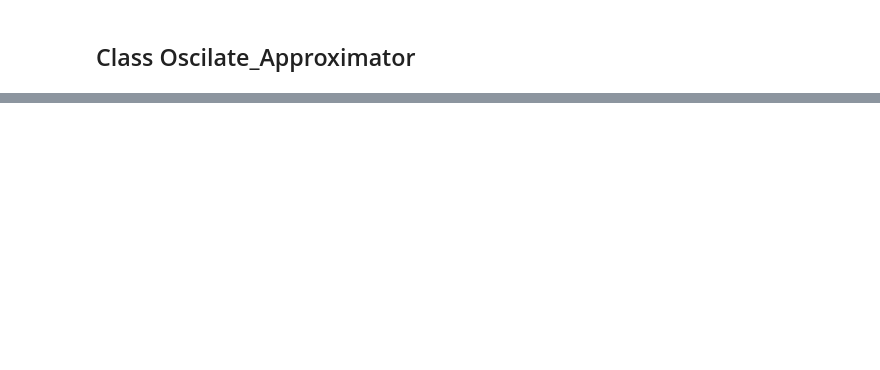
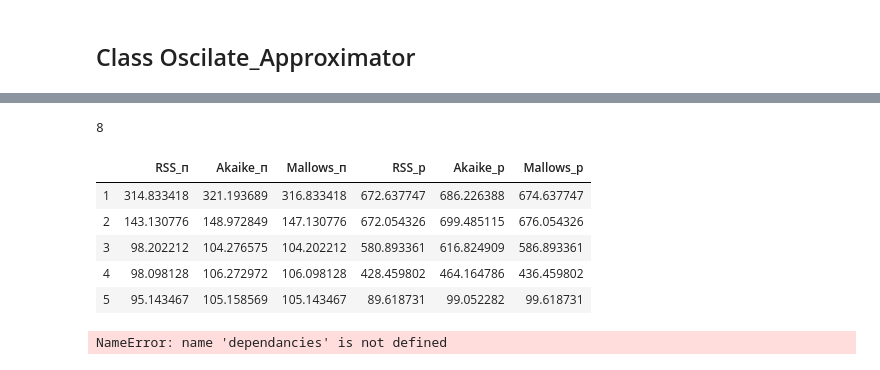
Before and after one commit to minmyk/Heavy_systems, a Jupyter notebook: Heavy_systems_lab2.ipynb, the cells around one changed output, grey strips where cells are left out. Saved outputs shown, nothing was run; the diff lists cells and outputs as text; code cells hidden in the pictures; blank space fills up the shorter version.

```diff
--- a/Heavy_systems_lab2.ipynb
+++ b/Heavy_systems_lab2.ipynb
@@ -366,0 +459,18 @@ Estimates: θ* = [ 3.00938439 -2.00101819  0.99703807 -0.0081798   0.006961  ]
+# %%
+ns = [10,30,100]
+noises = [0, 0.5, 1]
+dfs = {'forward': [], 'backward': []}
+thetas = [np.array([0. ,0. ,1. ,-2. ,3.]), np.array([3. ,-2. ,1. ,0. ,0.])]
+for i in ns:
+    X = np.random.uniform(-1, 1, (i, 5))
+    for j in noises:
+        print('\nforward\n')
+        gener_forward = Generator(n=i, X=X, noise=j, theta = thetas[1])
+        gener_forward.run()
+        gener_forward.df.columns=['RSS_п', 'Akaike_п', 'Mallows_п']
+        dfs['forward'].append(gener_forward.df)
+        print('\nbackward\n')
+        gener_backward = Generator(n=i, X=X, noise=j, theta = thetas[0])
+        gener_backward.run()
+        gener_backward.df.columns=['RSS_р', 'Akaike_р', 'Mallows_р']
+        dfs['backward'].append(gener_backward.df)
@@ -366,0 +507,18 @@ Estimates: θ* = [ 3.00938439 -2.00101819  0.99703807 -0.0081798   0.006961  ]
+# %%
+i=-1
+# %%
+i += 1
+print(i)
+pd.concat([dfs['forward'][i], dfs['backward'][i]], axis=1)
+# %% [output]
+8
+|  | RSS_п | Akaike_п | Mallows_п | RSS_р | Akaike_р | Mallows_р |
+| 1 | 314.833418 | 321.193689 | 316.833418 | 672.637747 | 686.226388 | 674.637747 |
+| 2 | 143.130776 | 148.972849 | 147.130776 | 672.054326 | 699.485115 | 676.054326 |
+| 3 | 98.202212 | 104.276575 | 104.202212 | 580.893361 | 616.824909 | 586.893361 |
+| 4 | 98.098128 | 106.272972 | 106.098128 | 428.459802 | 464.164786 | 436.459802 |
+| 5 | 95.143467 | 105.158569 | 105.143467 | 89.618731 | 99.052282 | 99.618731 |
+# %%
+dependancies['omega']
+# %% [output]
+NameError: name 'dependancies' is not defined
```
Also changed, not shown: parts of 12 cells of this notebook.
